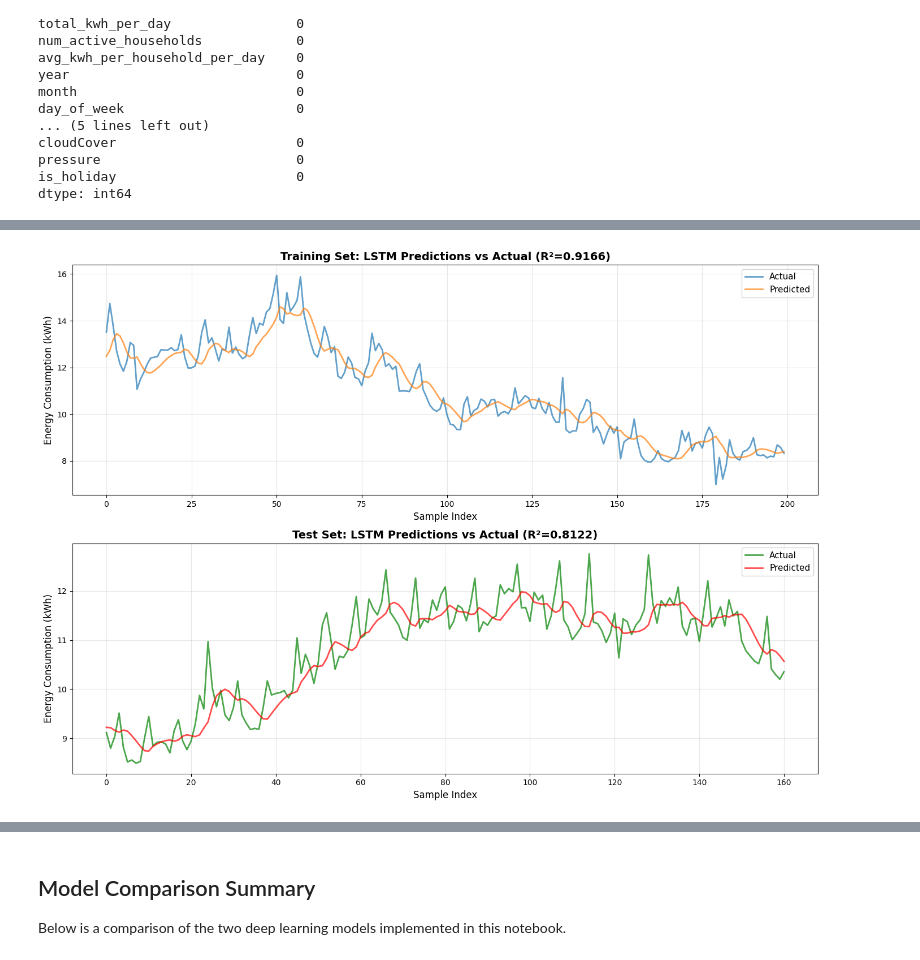
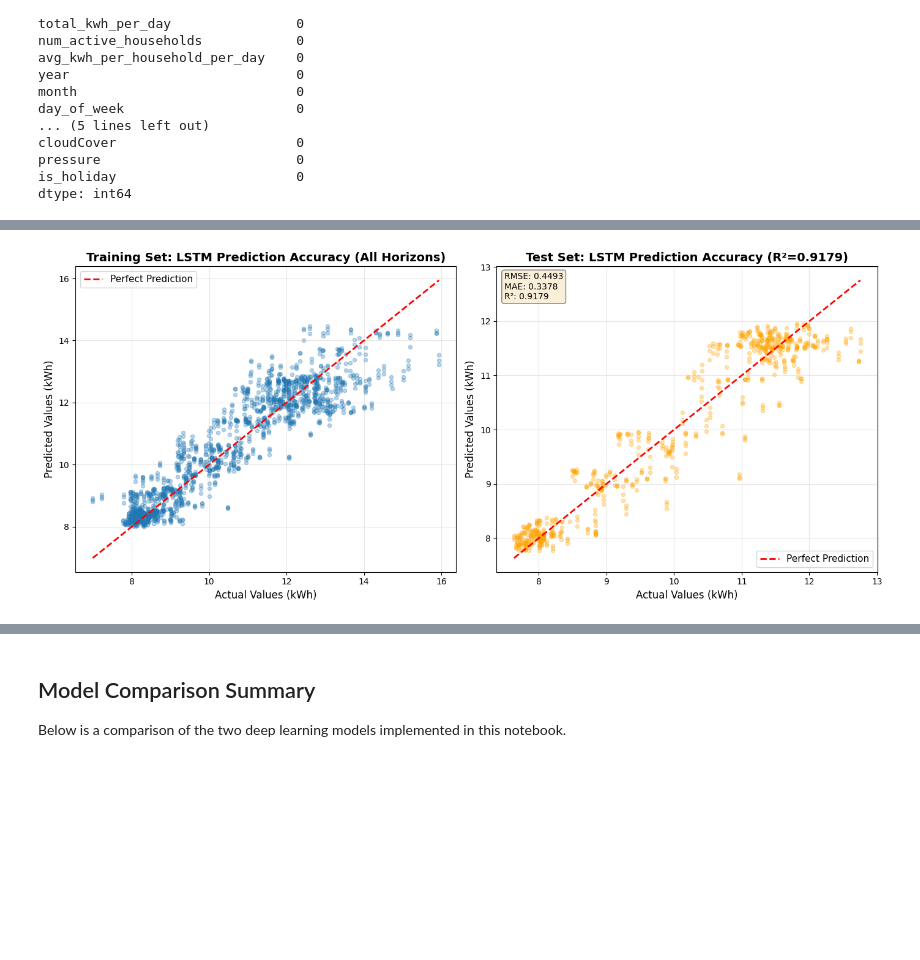
Before and after one commit to MaximeBoulat/TeamProject-530, a Jupyter notebook: Notebooks/Smart_meters_in_London.ipynb, the cells around one changed output, grey strips where cells are left out. Drawn from its saved outputs; the diff is of its cells as text; code cells hidden in the pictures; blank space fills up the shorter version.

Commit message:
Updated LSTM to multi-horizon forecasting (t+1,t+2,t+3) + NN variability model

```diff
--- a/Notebooks/Smart_meters_in_London.ipynb
+++ b/Notebooks/Smart_meters_in_London.ipynb
@@ -1446,7 +1472,7 @@ feature_cols = [
     "num_active_households"
 ]
 
-target_col = "avg_kwh_per_household_per_day"
+target_col = "consumption_std_7d"
 
 # Create modeling dataframe
 ml_model_data = ml_dataset[feature_cols + [target_col]].copy()
@@ -1883,7 +1942,7 @@ y_lstm shape: (803, 1)
 # STEP LSTM-4: Time-Based Train-Test Split
 
 # Use 80% for training, 20% for testing (time-based split)
-split_idx = int(len(X_lstm) * 0.8)
+split_idx = int(len(X_lstm) * 0.7)
 
 X_lstm_train = X_lstm[:split_idx]
 X_lstm_test = X_lstm[split_idx:]
@@ -1917,7 +1976,7 @@ Testing on last 161 sequences
 tf.random.set_seed(42)
 np.random.seed(42)
 
-# Build LSTM architecture - Matches src/LSTMModel.py (lstm_units=50, dropout_rate=0.2)
+# Build LSTM architecture - multi-horizon forecasting (t+1, t+2, t+3)
 lstm_model = models.Sequential([
     layers.InputLayer(input_shape=(SEQUENCE_LENGTH, X_lstm_train.shape[2])),
 
@@ -1929,11 +1988,11 @@ lstm_model = models.Sequential([
     layers.LSTM(50, return_sequences=False),
     layers.Dropout(0.2),
 
-    # Output layer (direct regression)
-    layers.Dense(1, activation='linear')
+    # Output layer (3 future predictions)
+    layers.Dense(3, activation='linear')
 ])
 
-# Compile model (matching src/LSTMModel.py exactly)
+# Compile model for regression
 lstm_model.compile(
     loss='mean_squared_error',
     optimizer='adam',
@@ -1941,6 +2000,6 @@ lstm_model.compile(
 )
 
 # Display model architecture
-print("LSTM Architecture (matching src/LSTMModel.py: 50 units, 0.2 dropout):")
+print("LSTM Architecture (multi-horizon forecasting t+1,t+2,t+3)")
 lstm_model.summary()
 # %% [output]
@@ -2088,37 +2398,69 @@ plt.show()
 # %%
-# STEP LSTM-9: Time Series Predictions Visualization
+# STEP LSTM-10: Scatter Plot - Predictions vs Actual (Multi-Horizon)
 
-# Plot a subset of predictions for clarity
-plot_samples = min(200, len(y_lstm_test_actual))
+fig, axes = plt.subplots(1, 2, figsize=(14, 6))
 
-fig, axes = plt.subplots(2, 1, figsize=(14, 10))
+# ======================================================
+# Flatten multi-horizon arrays (t+1, t+2, t+3 combined)
+# ======================================================
 
-# Training set predictions
-train_plot_samples = min(200, len(y_lstm_train_actual))
-axes[0].plot(y_lstm_train_actual[:train_plot_samples],
-             label='Actual', alpha=0.7, linewidth=2)
-axes[0].plot(y_lstm_pred_train_actual[:train_plot_samples],
-             label='Predicted', alpha=0.7, linewidth=2)
-axes[0].set_xlabel('Sample Index', fontsize=12)
-axes[0].set_ylabel('Energy Consumption (kWh)', fontsize=12)
-axes[0].set_title(f'Training Set: LSTM Predictions vs Actual (R²={lstm_train_r2:.4f})',
-                  fontsize=14, fontweight='bold')
+y_train_actual_flat = y_lstm_train_actual.flatten()
+y_train_pred_flat = y_lstm_pred_train_actual.flatten()
+
+y_test_actual_flat = y_lstm_test_actual.flatten()
+y_test_pred_flat = y_lstm_pred_test_actual.flatten()
+
+# ======================================================
+# Training set scatter
+# ======================================================
+
+axes[0].scatter(y_train_actual_flat, y_train_pred_flat, alpha=0.3, s=20)
+
+min_val_train = min(y_train_actual_flat.min(), y_train_pred_flat.min())
+max_val_train = max(y_train_actual_flat.max(), y_train_pred_flat.max())
+
+axes[0].plot([min_val_train, max_val_train],
+             [min_val_train, max_val_train],
+             'r--', linewidth=2, label='Perfect Prediction')
+
+axes[0].set_xlabel('Actual Values (kWh)', fontsize=12)
+axes[0].set_ylabel('Predicted Values (kWh)', fontsize=12)
+axes[0].set_title('Training Set: LSTM Prediction Accuracy (All Horizons)', fontsize=14, fontweight='bold')
 axes[0].legend(fontsize=11)
 axes[0].grid(True, alpha=0.3)
 
-# Test set predictions
-axes[1].plot(y_lstm_test_actual[:plot_samples],
-             label='Actual', alpha=0.7, linewidth=2, color='green')
-axes[1].plot(y_lstm_pred_test_actual[:plot_samples],
-             label='Predicted', alpha=0.7, linewidth=2, color='red')
-axes[1].set_xlabel('Sample Index', fontsize=12)
-axes[1].set_ylabel('Energy Consumption (kWh)', fontsize=12)
-axes[1].set_title(f'Test Set: LSTM Predictions vs Actual (R²={lstm_test_r2:.4f})',
+# ======================================================
+# Test set scatter
+# ======================================================
+
+axes[1].scatter(y_test_actual_flat, y_test_pred_flat, alpha=0.3, s=20, color='orange')
+
+min_val_test = min(y_test_actual_flat.min(), y_test_pred_flat.min())
+max_val_test = max(y_test_actual_flat.max(), y_test_pred_flat.max())
+
+axes[1].plot([min_val_test, max_val_test],
+             [min_val_test, max_val_test],
+             'r--', linewidth=2, label='Perfect Prediction')
+
+axes[1].set_xlabel('Actual Values (kWh)', fontsize=12)
+axes[1].set_ylabel('Predicted Values (kWh)', fontsize=12)
+axes[1].set_title(f'Test Set: LSTM Prediction Accuracy (R²={lstm_test_r2:.4f})',
                   fontsize=14, fontweight='bold')
+
 axes[1].legend(fontsize=11)
 axes[1].grid(True, alpha=0.3)
 
+# Metrics textbox
+metrics_text = f'RMSE: {lstm_test_rmse:.4f}\nMAE: {lstm_test_mae:.4f}\nR²: {lstm_test_r2:.4f}'
+
+axes[1].text(0.02, 0.98,
+             metrics_text,
+             transform=axes[1].transAxes,
+             verticalalignment='top',
+             bbox=dict(boxstyle='round', facecolor='wheat', alpha=0.5),
+             fontsize=10)
+
 plt.tight_layout()
 plt.show()
 # %% [output]
-[figure, old version]
+[figure, new version]
```
Also changed, not shown: parts of 29 cells of this notebook.
